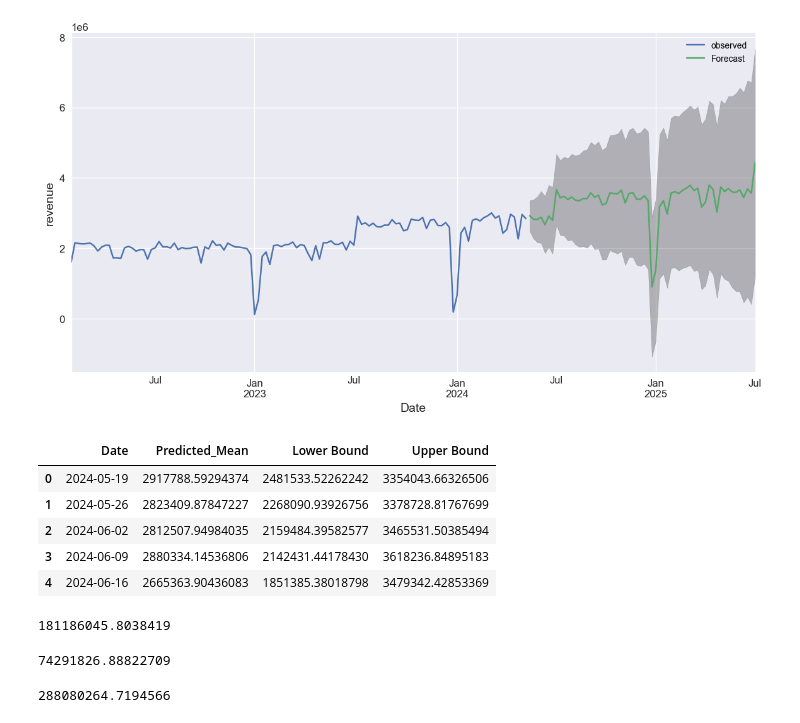
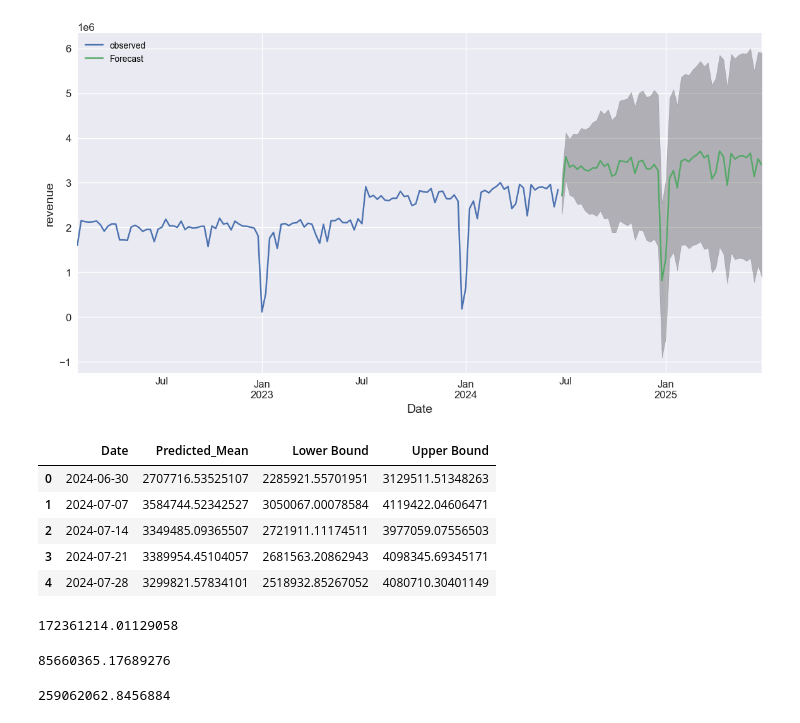
Before and after one commit to lomaky/sarimax, a Jupyter notebook: ITKRevenue.ipynb, the cells around one changed output. Drawn from its saved outputs; the diff is of its cells as text; code cells hidden in the pictures.

```diff
--- a/ITKRevenue.ipynb
+++ b/ITKRevenue.ipynb
@@ -27,7 +27,7 @@ df['date'] = pd.to_datetime(df['date'])
 # Set the date as index
 df = df.set_index('date')
 # Select the proper time period for weekly aggreagation
-df = df['2022-01-01':'2024-05-12'].resample('W').sum()
+df = df['2022-01-01':'2024-06-23'].resample('W').sum()
 df.head()
 # %% [output]
 |  | revenue |
@@ -549,28 +543,28 @@ def forecast(model,predict_steps,y):
 
     return (final_table)
 # %%
-final_table = forecast(model,60,y)
+final_table = forecast(model,53,y)
 final_table.head()
 # %% [output]
-[figure, old version]
+[figure, new version]
 |  | Date | Predicted_Mean | Lower Bound | Upper Bound |
-| 0 | 2024-05-19 | 2917788.59294374 | 2481533.52262242 | 3354043.66326506 |
-| 1 | 2024-05-26 | 2823409.87847227 | 2268090.93926756 | 3378728.81767699 |
-| 2 | 2024-06-02 | 2812507.94984035 | 2159484.39582577 | 3465531.50385494 |
-| 3 | 2024-06-09 | 2880334.14536806 | 2142431.44178430 | 3618236.84895183 |
-| 4 | 2024-06-16 | 2665363.90436083 | 1851385.38018798 | 3479342.42853369 |
+| 0 | 2024-06-30 | 2707716.53525107 | 2285921.55701951 | 3129511.51348263 |
+| 1 | 2024-07-07 | 3584744.52342527 | 3050067.00078584 | 4119422.04606471 |
+| 2 | 2024-07-14 | 3349485.09365507 | 2721911.11174511 | 3977059.07556503 |
+| 3 | 2024-07-21 | 3389954.45104057 | 2681563.20862943 | 4098345.69345171 |
+| 4 | 2024-07-28 | 3299821.57834101 | 2518932.85267052 | 4080710.30401149 |
 # %%
 next_financial_year = final_table.loc[final_table['Date'] > '2024-07-01']
 next_financial_year.head()
 
 next_financial_year['Predicted_Mean'].sum()
 # %% [output]
-181186045.8038419
+172361214.01129058
 # %%
 next_financial_year['Lower Bound'].sum()
 # %% [output]
-74291826.88822709
+85660365.17689276
 # %%
 next_financial_year['Upper Bound'].sum()
 # %% [output]
-288080264.7194566
+259062062.8456884
```
Also changed, not shown: parts of 13 cells of this notebook, 1 other file.
